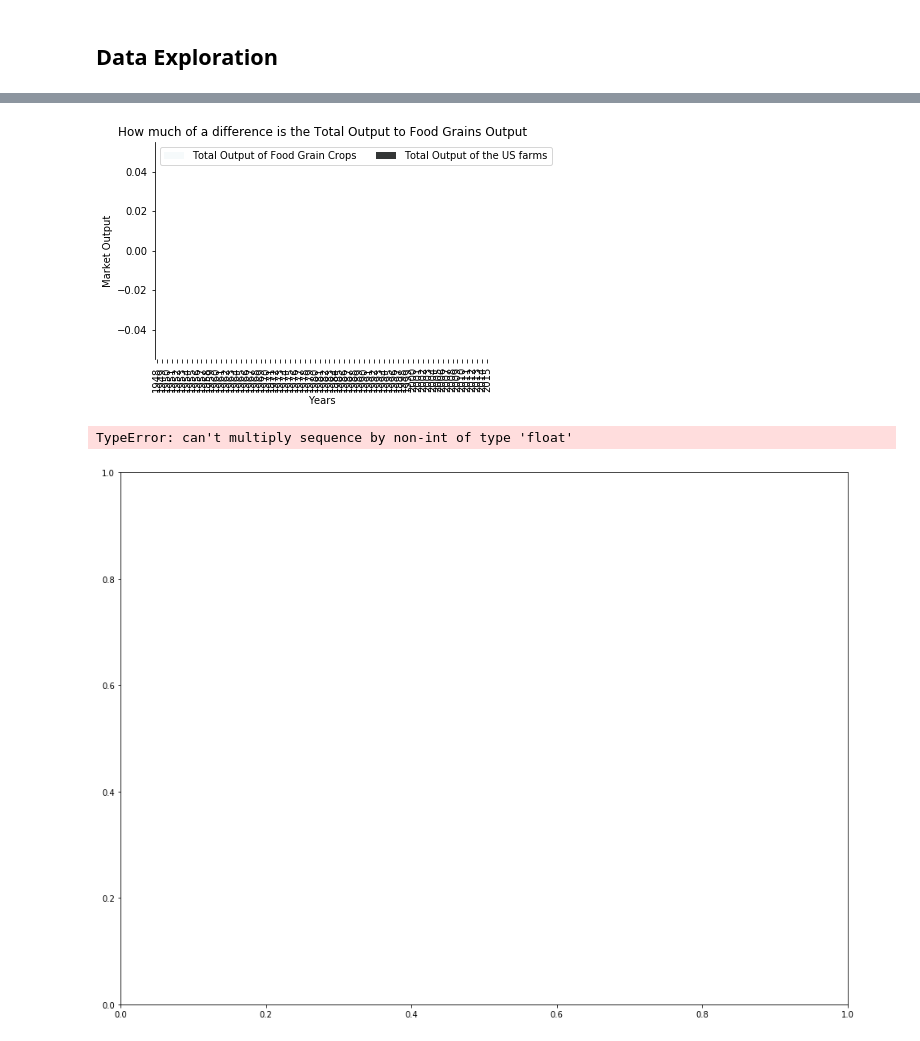
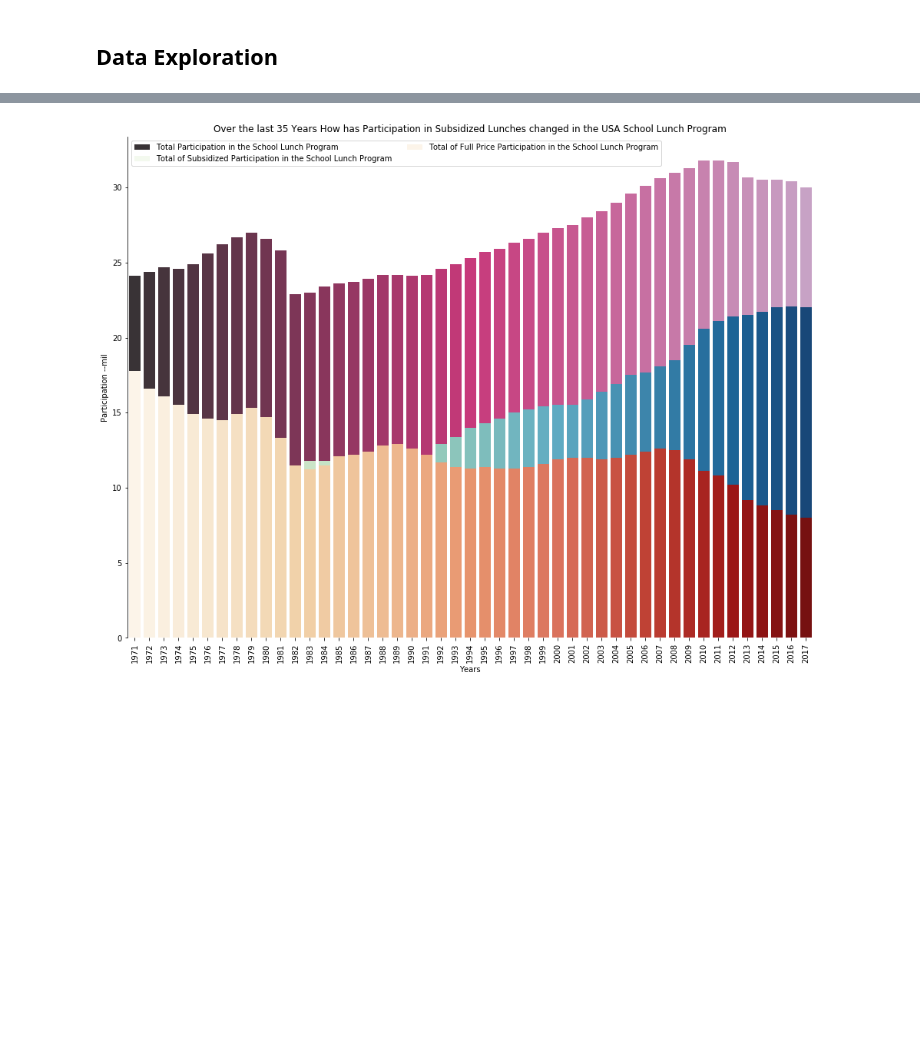
Before and after one commit to Kingbigtiger/class-studies, a Jupyter notebook: Unit 1 Bootcamp Capstone Lunch Participation .ipynb, the cells around one changed output, grey strips where cells are left out. Cells and saved outputs as stored; diff of their text form; code cells hidden in the pictures; blank space fills up the shorter version.

```diff
--- a/Unit 1 Bootcamp Capstone Lunch Participation .ipynb
+++ b/Unit 1 Bootcamp Capstone Lunch Participation .ipynb
@@ -43,7 +43,7 @@ lunch_csv.head()
 | 4 | 1970 | 4.6 | 1] | 17.8 | 22.4 | 3,565.10 | 20.7 |
 # %%
 # Here we are re-organizing the table by dropping the first 4 rows from the table
-lunch_csv2 = lunch_csv[5:].dropna()
+lunch_csv2 = lunch_csv[5:-4].dropna()
 # Below we are renaming the columns
 lunch_csv2.columns = ['Year', 'Free_Lunch', 'Reduced_Price', 'Full_Price', 'Total', 'Total_Lunches', 'Percent of Free/RP of Total']
 # %%
@@ -59,6 +59,14 @@ lunch_csv2.head()
 lunch_csv2.shape
 # %% [output]
 (48, 7)
+# %%
+lunch_csv2['Free_Lunch'] = lunch_csv2['Free_Lunch'].astype(float)
+lunch_csv2['Year'] = lunch_csv2['Year'].astype(float)
+lunch_csv2['Reduced_Price'] = lunch_csv2['Reduced_Price'].astype(float)
+lunch_csv2['Full_Price'] = lunch_csv2['Full_Price'].astype(float)
+lunch_csv2['Total'] = lunch_csv2['Total'].astype(float)
+lunch_csv2['Total_Lunches'] = lunch_csv2['Total_Lunches'].apply(lambda s: float(s.replace(',', '')))
+lunch_csv2['Percent of Free/RP of Total'] = lunch_csv2['Percent of Free/RP of Total'].astype(float)
 # %%
 # We are taking the sum of the two columns to generate our A part of our A/B test
 lunch_csv2['FL+RP'] = lunch_csv2['Free_Lunch'].astype(float) + lunch_csv2['Reduced_Price'].astype(float)
@@ -87,29 +172,20 @@ plt.show()
 # %%
 plt.figure(figsize=(16, 12))
-sns.barplot(x="Year", y="Free_Lunch", data=lunch_csv2,
-            label="Total Output of Food Grain Crops", palette='BuPu', order=np.arange(1948, 2016))
+sns.barplot(x="Year", y='Total', data=lunch_csv2,
+            label="Total Participation in the School Lunch Program", palette='PuRd_d', order=np.arange(1971, 2018))
 
-sns.barplot(x="Year", y='Reduced_Price', data=lunch_csv2,
-            label="Total Output of the US farms", palette='GnBu_d', order=np.arange(1948, 2016))
+sns.barplot(x="Year", y='FL+RP', data=lunch_csv2,
+            label="Total of Subsidized Participation in the School Lunch Program", palette='GnBu', order=np.arange(1971, 2018))
+
+sns.barplot(x="Year", y='Full_Price', data=lunch_csv2,
+            label="Total of Full Price Participation in the School Lunch Program", palette='OrRd', order=np.arange(1971, 2018))
 
 plt.legend(ncol=2, loc="upper left", frameon=True)
-plt.title('How much of a difference is the Total Output to Food Grains Output')
+plt.title('Over the last 35 Years How has Participation in Subsidized Lunches changed in the USA School Lunch Program')
 plt.xlabel("Years")
-plt.ylabel("Market Output")
+plt.ylabel("Participation --mil")
 plt.xticks(rotation = 90)
 sns.despine(left=False, bottom=True)
 plt.show()
 # %% [output]
-[figure, old version]
+[figure, new version]
-# %%
-plt.figure(figsize=(16, 12))
-sns.distplot(lunch_csv2['Year'], color="b", label="Happy Countries", kde = False)
-sns.distplot(lunch_csv2['Total'], color="purple", label="Unhappy Countries", kde = False)
-plt.legend(ncol=2, loc="upper left", frameon=True)
-plt.title('How much Freedom the citizens are allowed')
-plt.xlabel("Freedom")
-plt.xticks(rotation = 90)
-sns.despine(left=False, bottom=True)
-# %% [output]
-TypeError: can't multiply sequence by non-int of type 'float'
-[figure, removed]
```
Also changed, not shown: parts of 6 cells of this notebook.
